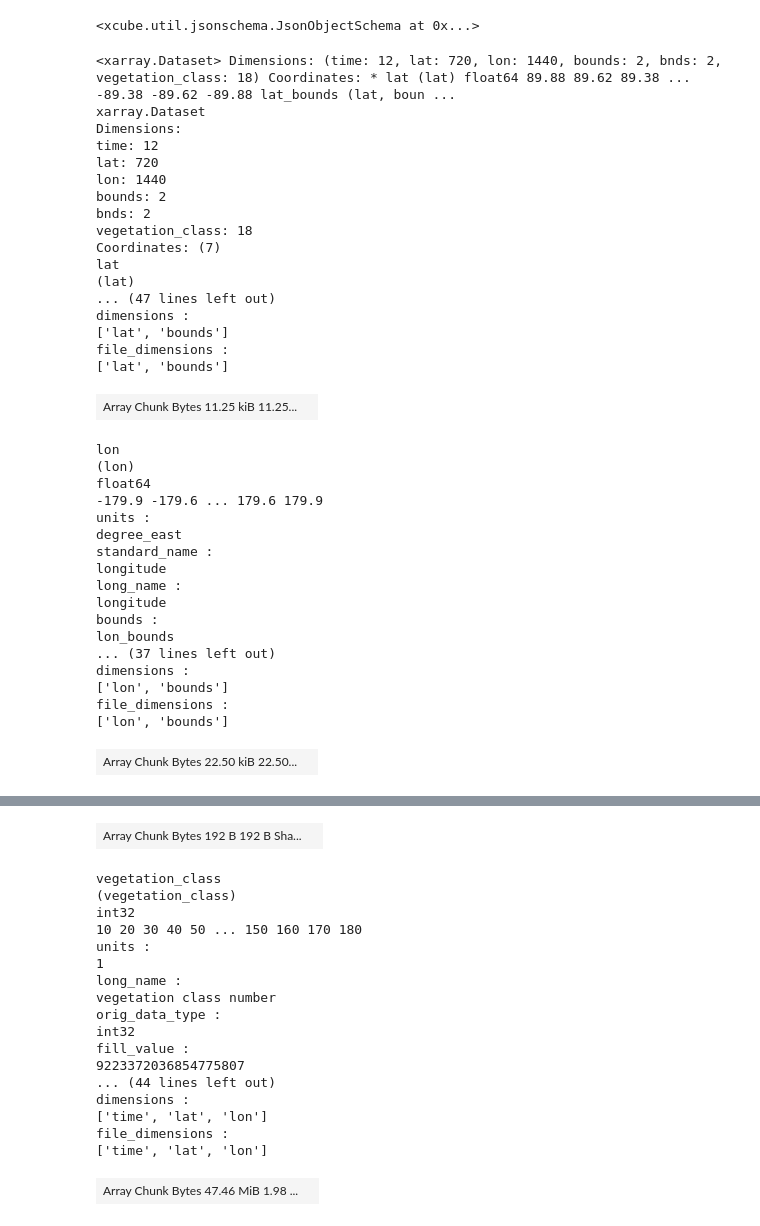
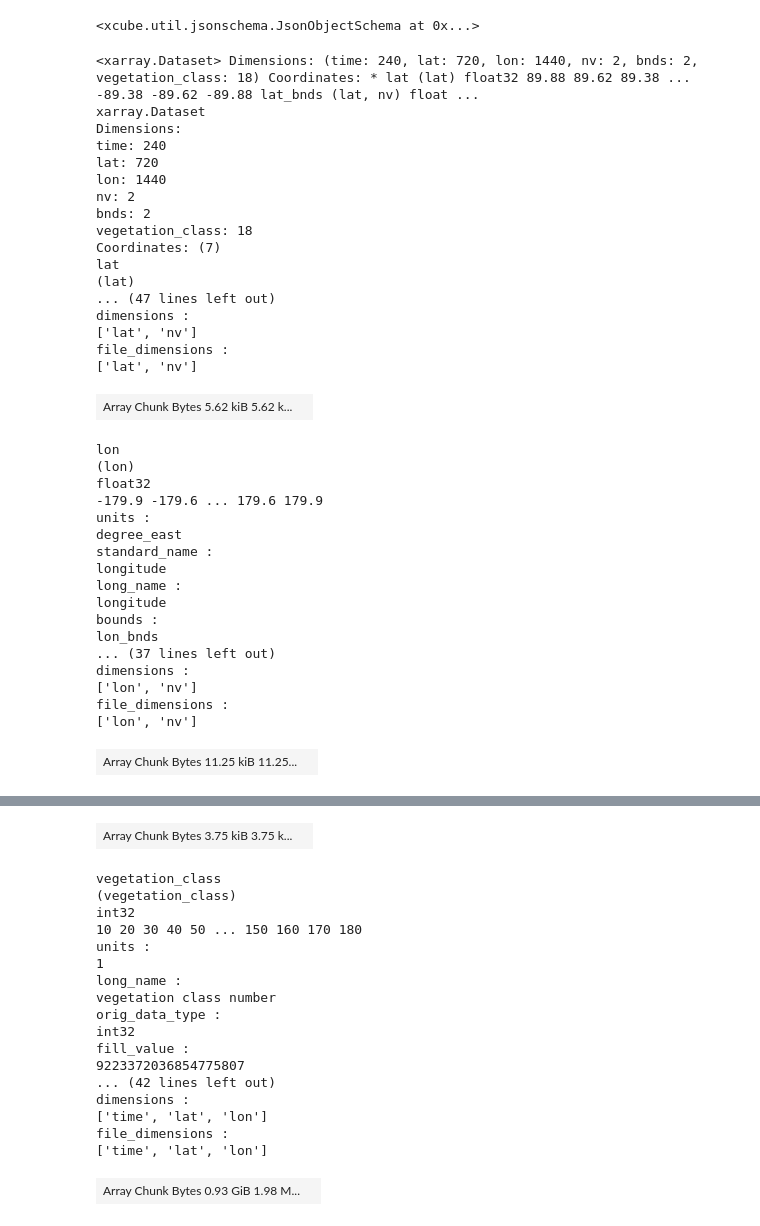
Before and after one commit to littlepictures/fire_fingerprints, a Jupyter notebook: scripts/dataprep/extract-burned-areas.ipynb, the cells around one changed output, grey strips where cells are left out. Drawn from its saved outputs; the diff is of its cells as text; code cells hidden in the pictures.

```diff
--- a/scripts/dataprep/extract-burned-areas.ipynb
+++ b/scripts/dataprep/extract-burned-areas.ipynb
@@ -25,4 +27,6 @@ Open CCI Open Data Portal store and list contents:
 odp_store = new_data_store("cciodp")
 # %%
 # list(cz_store.get_data_ids())
+# %%
+data_id = "esacci.FIRE.mon.L4.BA.MODIS.Terra.MODIS_TERRA.v5-1.grid"
 # %% [markdown]
@@ -36,30 +42,30 @@ odp_store.get_open_data_params_schema()
 # %% [output]
 <xcube.util.jsonschema.JsonObjectSchema at 0x...>
 # %%
-ba_dataset = odp_store.open_data('esacci.FIRE.mon.L4.BA.multi-sensor.multi-platform.SYN.v1-0.grid', variable_names=["burned_area"])
+ba_dataset = odp_store.open_data(data_id, variable_names=["burned_area"])
 ba_dataset
 # %% [output]
-<xarray.Dataset> Dimensions: (time: 12, lat: 720, lon: 1440, bounds: 2, bnds: 2, vegetation_class: 18) Coordinates: * lat (lat) float64 89.88 89.62 89.38 ... -89.38 -89.62 -89.88 lat_bounds (lat, boun ...
+<xarray.Dataset> Dimensions: (time: 240, lat: 720, lon: 1440, nv: 2, bnds: 2, vegetation_class: 18) Coordinates: * lat (lat) float32 89.88 89.62 89.38 ... -89.38 -89.62 -89.88 lat_bnds (lat, nv) float ...
 xarray.Dataset
 Dimensions:
-time: 12
+time: 240
 lat: 720
 lon: 1440
-bounds: 2
+nv: 2
 bnds: 2
 vegetation_class: 18
 Coordinates: (7)
 lat
 (lat)
 ... (47 lines left out)
 dimensions :
-['lat', 'bounds']
+['lat', 'nv']
 file_dimensions :
-['lat', 'bounds']
+['lat', 'nv']
-| Array Chunk Bytes 11.25 kiB 11.25... |  |
+| Array Chunk Bytes 5.62 kiB 5.62 k... |  |
 lon
 (lon)
-float64
+float32
 -179.9 -179.6 ... 179.6 179.9
 units :
 degree_east
@@ -68,13 +74,13 @@ longitude
 long_name :
 longitude
 bounds :
-lon_bounds
+lon_bnds
 ... (37 lines left out)
 dimensions :
-['lon', 'bounds']
+['lon', 'nv']
 file_dimensions :
-['lon', 'bounds']
+['lon', 'nv']
-| Array Chunk Bytes 22.50 kiB 22.50... |  |
+| Array Chunk Bytes 11.25 kiB 11.25... |  |
 time
 (time)
 datetime64[ns]
@@ -91,6 +97,6 @@ dask.array<chunksize=(12, 2), meta=np.ndarray>
 standard_name :
 time_bnds
-| Array Chunk Bytes 192 B 192 B Sha... |  |
+| Array Chunk Bytes 3.75 kiB 3.75 k... |  |
 vegetation_class
 (vegetation_class)
 int32
@@ -103,12 +109,12 @@ orig_data_type :
 int32
 fill_value :
 9223372036854775807
-... (44 lines left out)
+... (42 lines left out)
 dimensions :
 ['time', 'lat', 'lon']
 file_dimensions :
 ['time', 'lat', 'lon']
-| Array Chunk Bytes 47.46 MiB 1.98 ... |  |
+| Array Chunk Bytes 0.93 GiB 1.98 M... |  |
 Indexes: (4)
 lat
 PandasIndex
```
Also changed, not shown: parts of 39 cells of this notebook, 1 other file.
